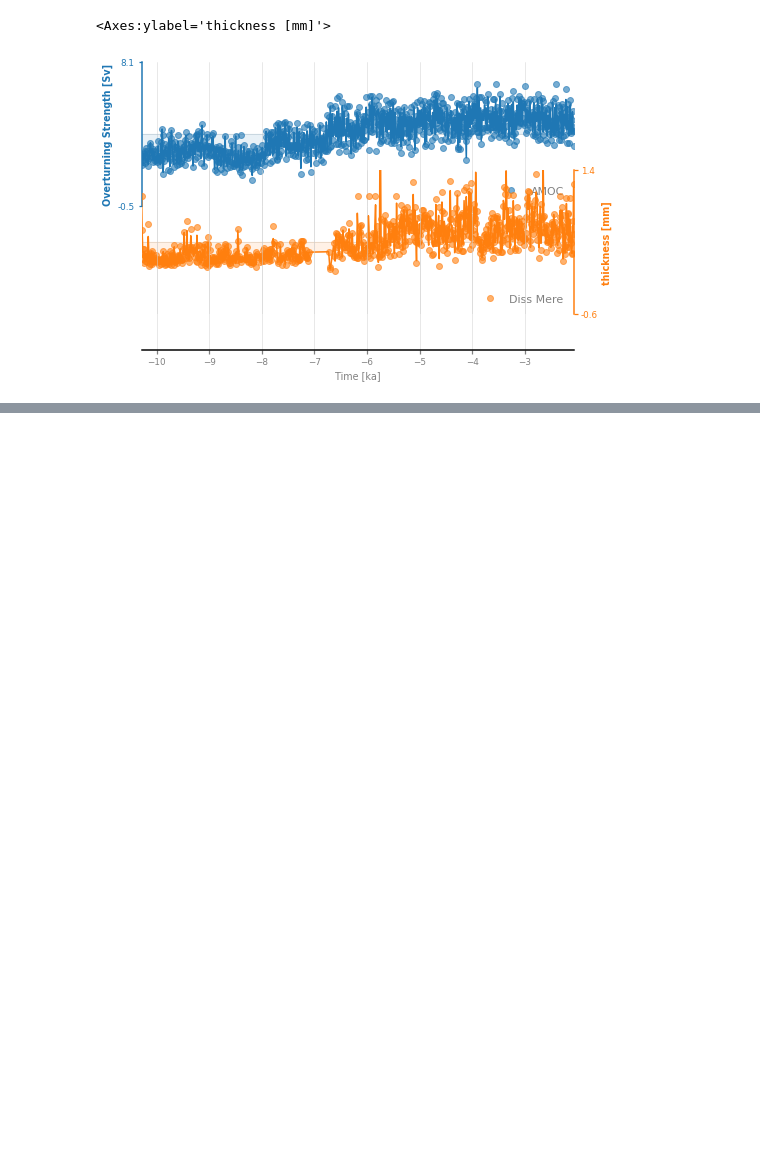
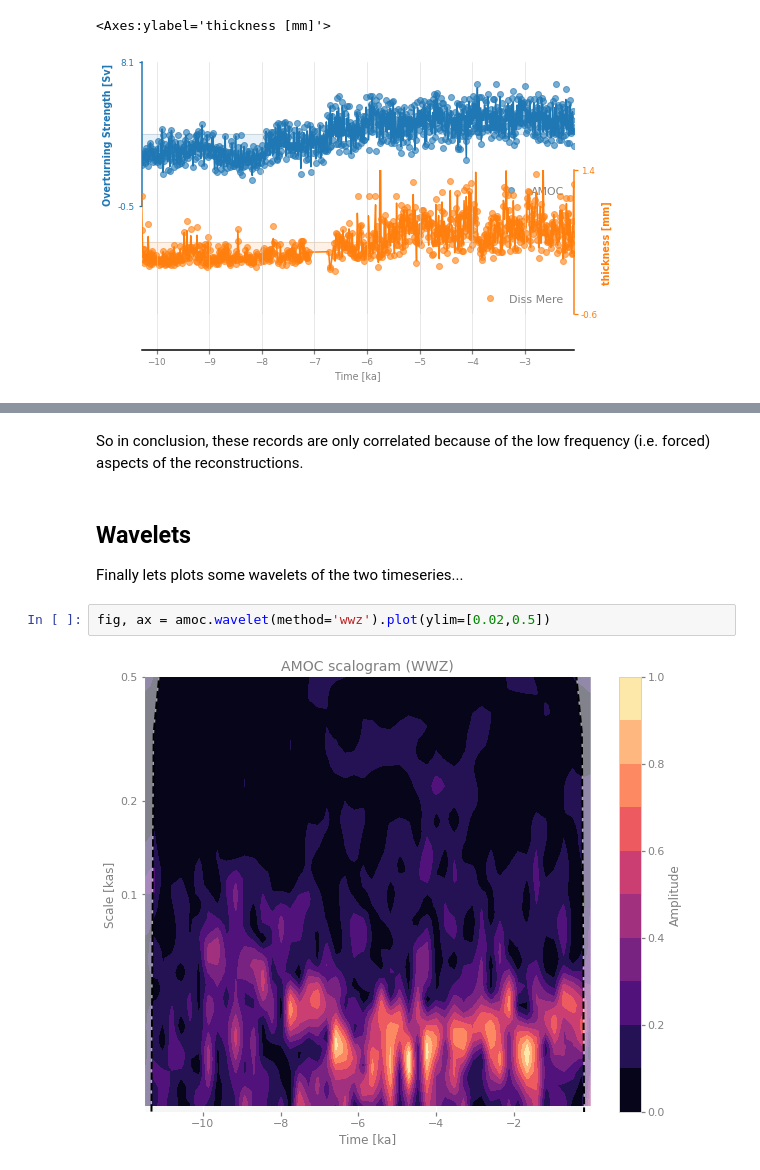
Before and after one commit to chrisbrierley/DissMere, a Jupyter notebook: DissMere_analysis.ipynb, the cells around one changed output, grey strips where cells are left out. Saved outputs shown, nothing was run; the diff lists cells and outputs as text; blank space fills up the shorter version.

```diff
--- a/DissMere_analysis.ipynb
+++ b/DissMere_analysis.ipynb
@@ -249,0 +223,9 @@ Note: in the case of the T-test, it would be sufficient to put the timeseries on
+# %% [markdown]
+So in conclusion, these records are only correlated because of the low frequency (i.e. forced) aspects of the reconstructions.
+# %% [markdown]
+## Wavelets
+Finally lets plots some wavelets of the two timeseries...
+# %%
+fig, ax = amoc.wavelet(method='wwz').plot(ylim=[0.02,0.5])
+# %% [output]
+[figure, added]
```
Also changed, not shown: parts of 30 cells of this notebook.
